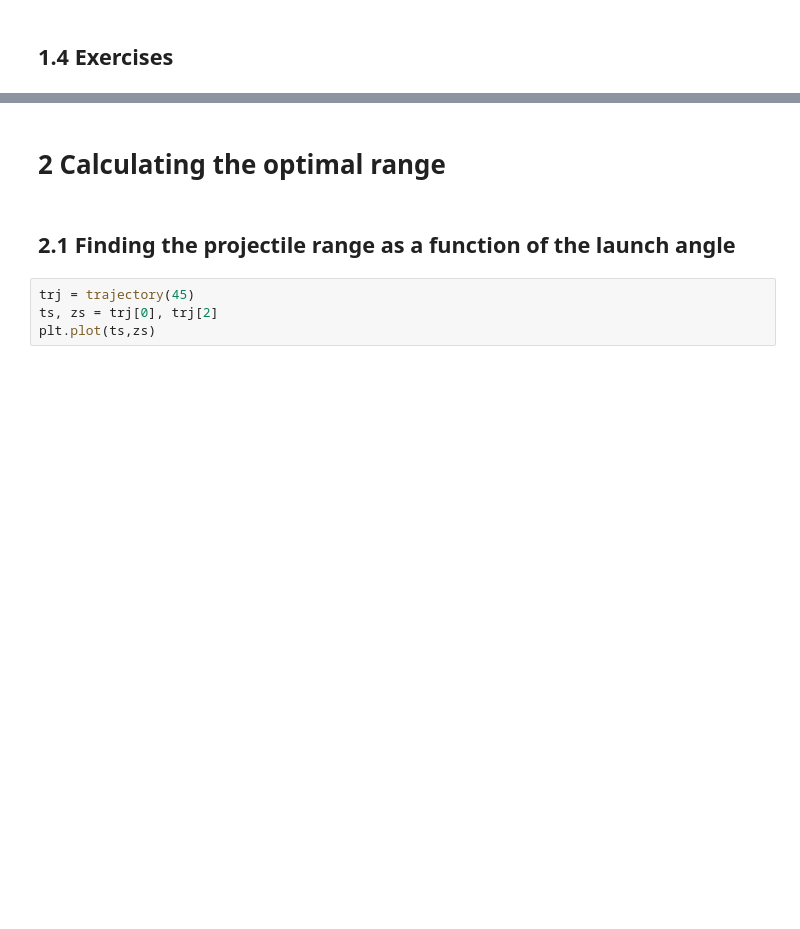
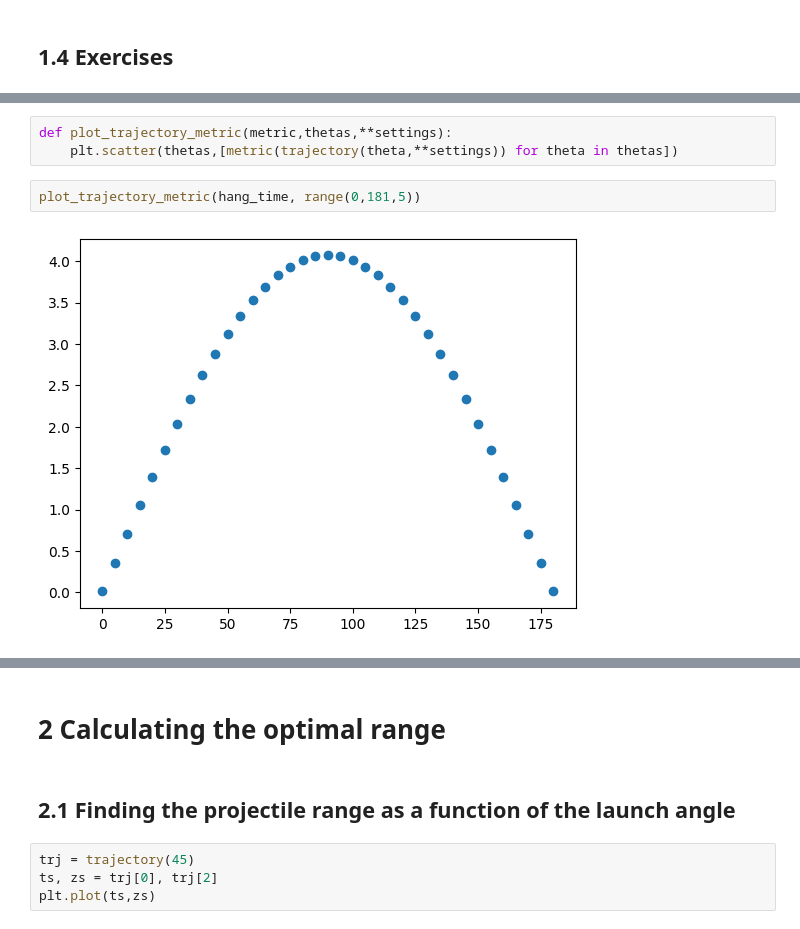
Before and after one commit to kjmatsuda/Math-for-Programmers, a Jupyter notebook: Chapter_12/ex12.ipynb, the cells around one changed output, grey strips where cells are left out. Drawn from its saved outputs; the diff is of its cells as text; blank space fills up the shorter version.

```diff
--- a/Chapter_12/ex12.ipynb
+++ b/Chapter_12/ex12.ipynb
@@ -78,0 +117,7 @@ plt.scatter(angles,landing_positions)
+# %%
+def plot_trajectory_metric(metric,thetas,**settings):
+    plt.scatter(thetas,[metric(trajectory(theta,**settings)) for theta in thetas])
+# %%
+plot_trajectory_metric(hang_time, range(0,181,5))
+# %% [output]
+[figure, added]
```
Also changed, not shown: parts of 11 cells of this notebook.
